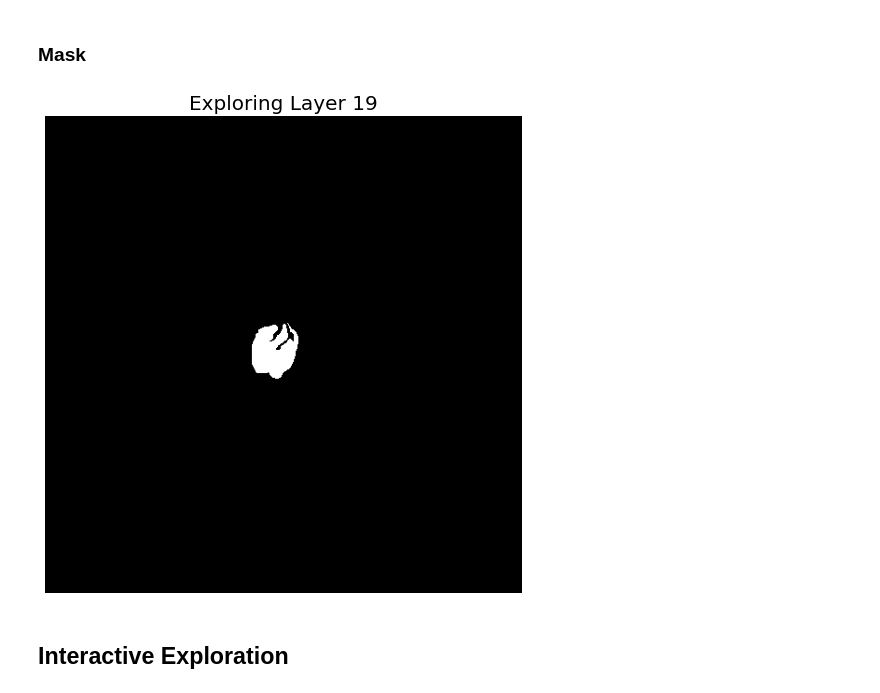
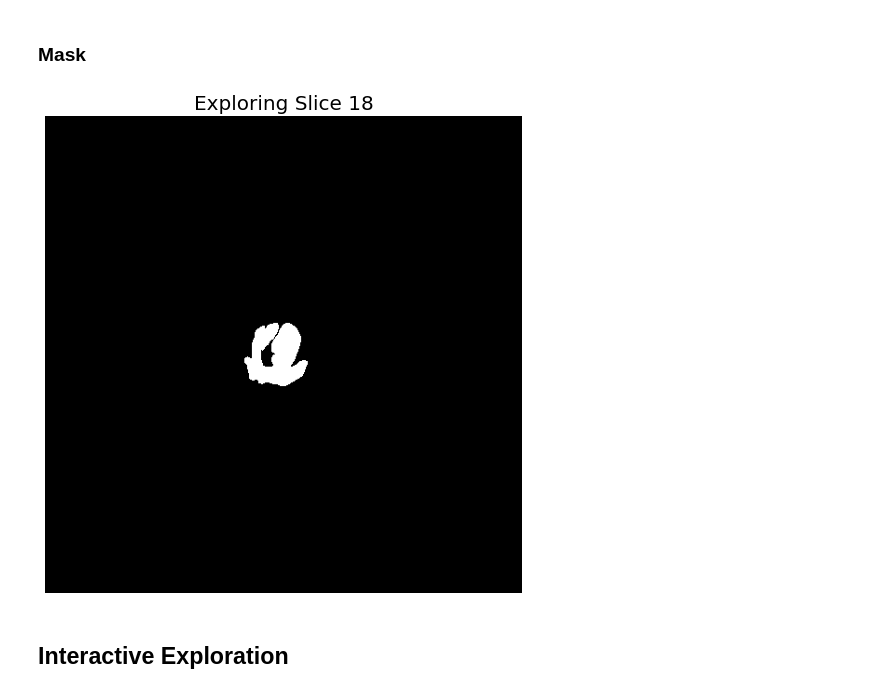
Before and after one commit to giuseppefilitto/img-segm, a Jupyter notebook: notebooks/DicomExplorer.ipynb, the cells around one changed output. Drawn from its saved outputs; the diff is of its cells as text; code cells hidden in the pictures.

```diff
--- a/notebooks/DicomExplorer.ipynb
+++ b/notebooks/DicomExplorer.ipynb
@@ -49,11 +49,11 @@ explore_roi(slice=slice, layer=layer, rois=rois)
 # %% [markdown]
 ### Mask
-# %%
-slice_of_masks = mask_slice(slice=slice, rois=rois)
-
-explore_slice(slice=slice_of_masks, layer=layer)
-# %% [output]
-[figure, removed]
+# %%
+slices_of_masks = mask_slices(slices=slices, rois=rois)
+
+explore_slices(slices=slices_of_masks, layer=layer)
+# %% [output]
+[figure, added]
 # %% [markdown]
 ## Interactive Exploration
 # %%
```
Also changed, not shown: parts of 7 cells of this notebook, 11 other files.
